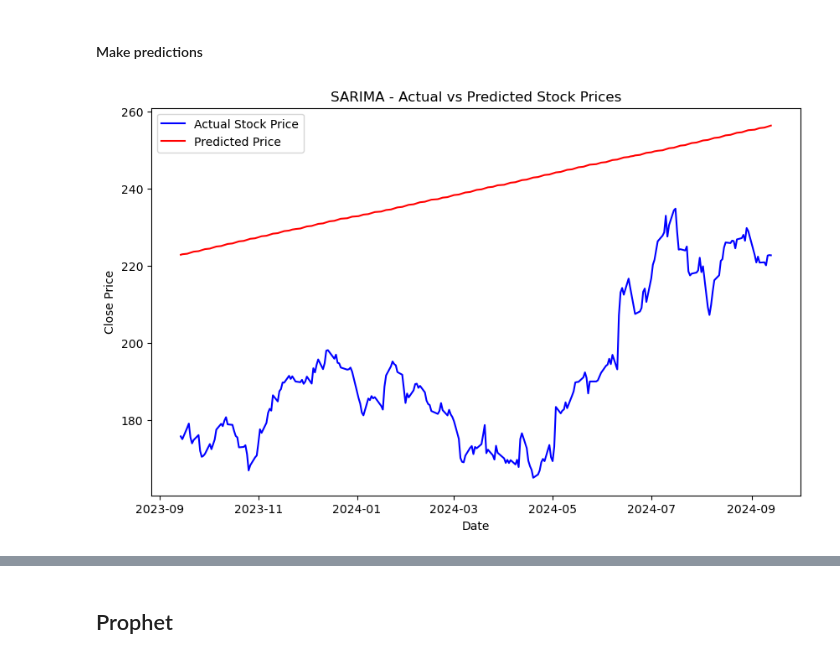
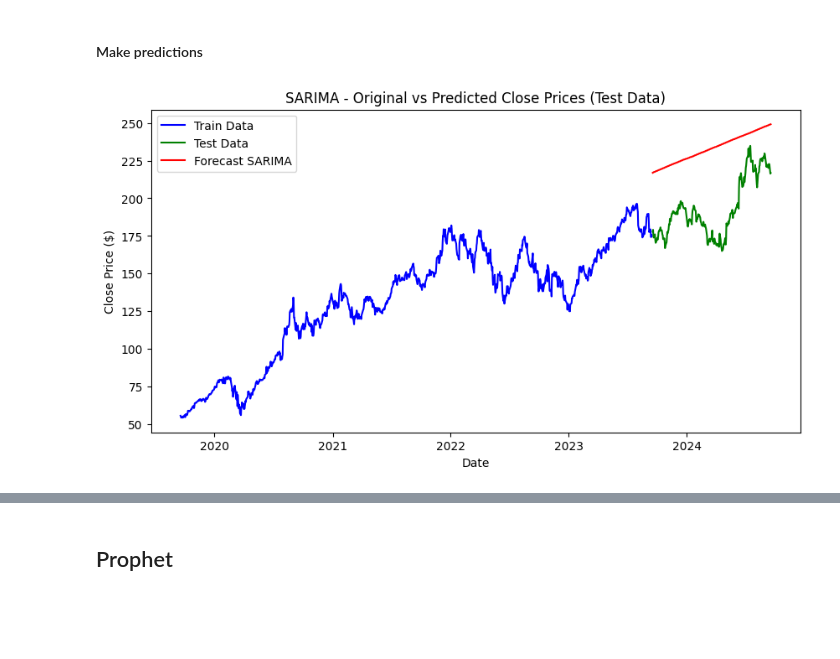
Before and after one commit to lisek75/ts_forecasting_notebook, a Jupyter notebook: aapl_stock/aapl_stock_price.ipynb, the cells around one changed output, grey strips where cells are left out. Cells and saved outputs as stored; diff of their text form; code cells hidden in the pictures; blank space fills up the shorter version.

```diff
--- a/aapl_stock/aapl_stock_price.ipynb
+++ b/aapl_stock/aapl_stock_price.ipynb
@@ -448,30 +412,22 @@ plt.show()
 # %% [markdown]
 #### Make predictions
 # %%
-# Make predictions for the test set
-start = len(df_train)  # Starting index for predictions (after training set)
-end = len(df_train) + len(df_test) - 1  # Ending index for predictions
-predictions_sarima = smodel.predict(n_periods=len(df_test))  # Predict test set values
+# Make predictions for the test dataset
+predictions_sarima = smodel.predict(n_periods=len(df_test))
 
-# Create a series for predicted values with the same index as the test data
-pred_series = pd.Series(predictions_sarima.values, index=df_test.index)
+df_fct['fct_sarima'] = None # Initialize the column with None values
+df_fct.loc[df_test.index, 'fct_sarima'] = predictions_sarima.values
 
-# Plot actual vs predicted stock prices
-plt.figure(figsize=(10, 6))
+# Plotting
+plt.figure(figsize=(10, 5))
+plt.plot(df_train.index, df_train, label='Train Data', color='blue')
+plt.plot(df_test.index, df_test, label='Test Data', color='green')
+plt.plot(df_fct.index, df_fct['fct_sarima'], label='Forecast SARIMA', color='red')
 
-# Plot actual stock prices from the test set
-plt.plot(df_test.index, df_test['Close'], label='Actual Stock Price', color='blue')
-
-# Plot predicted stock prices
-plt.plot(df_test.index, pred_series, label='Predicted Price', color='red')
-
-# Add labels and title
+plt.title('SARIMA - Original vs Predicted Close Prices (Test Data)')
+plt.ylabel('Close Price ($)')
 plt.xlabel('Date')
-plt.ylabel('Close Price')
-plt.title('SARIMA - Actual vs Predicted Stock Prices')
 plt.legend()
-
-# Show the plot
 plt.show()
 # %% [output]
-[figure, old version]
+[figure, new version]
```
Also changed, not shown: parts of 37 cells of this notebook.
